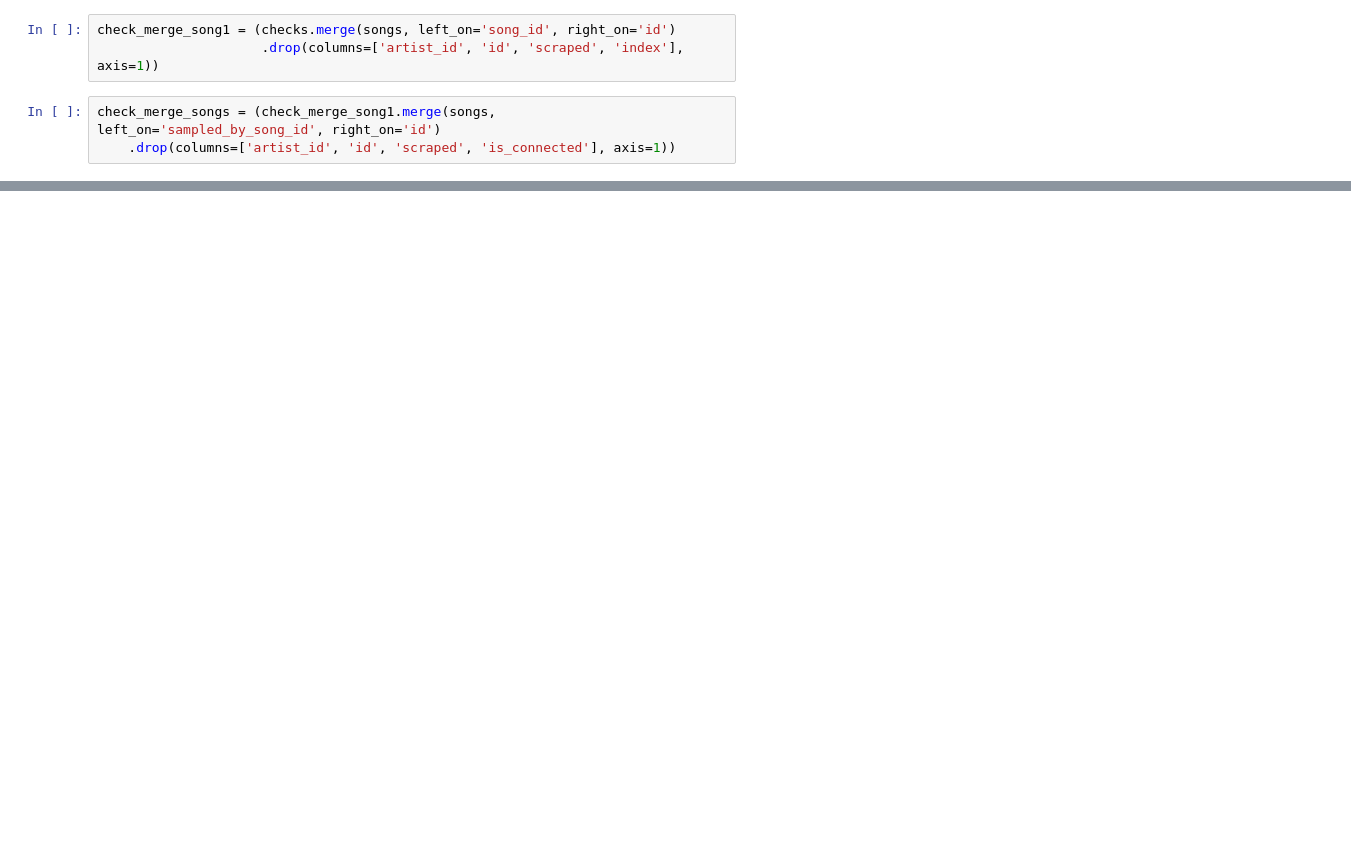
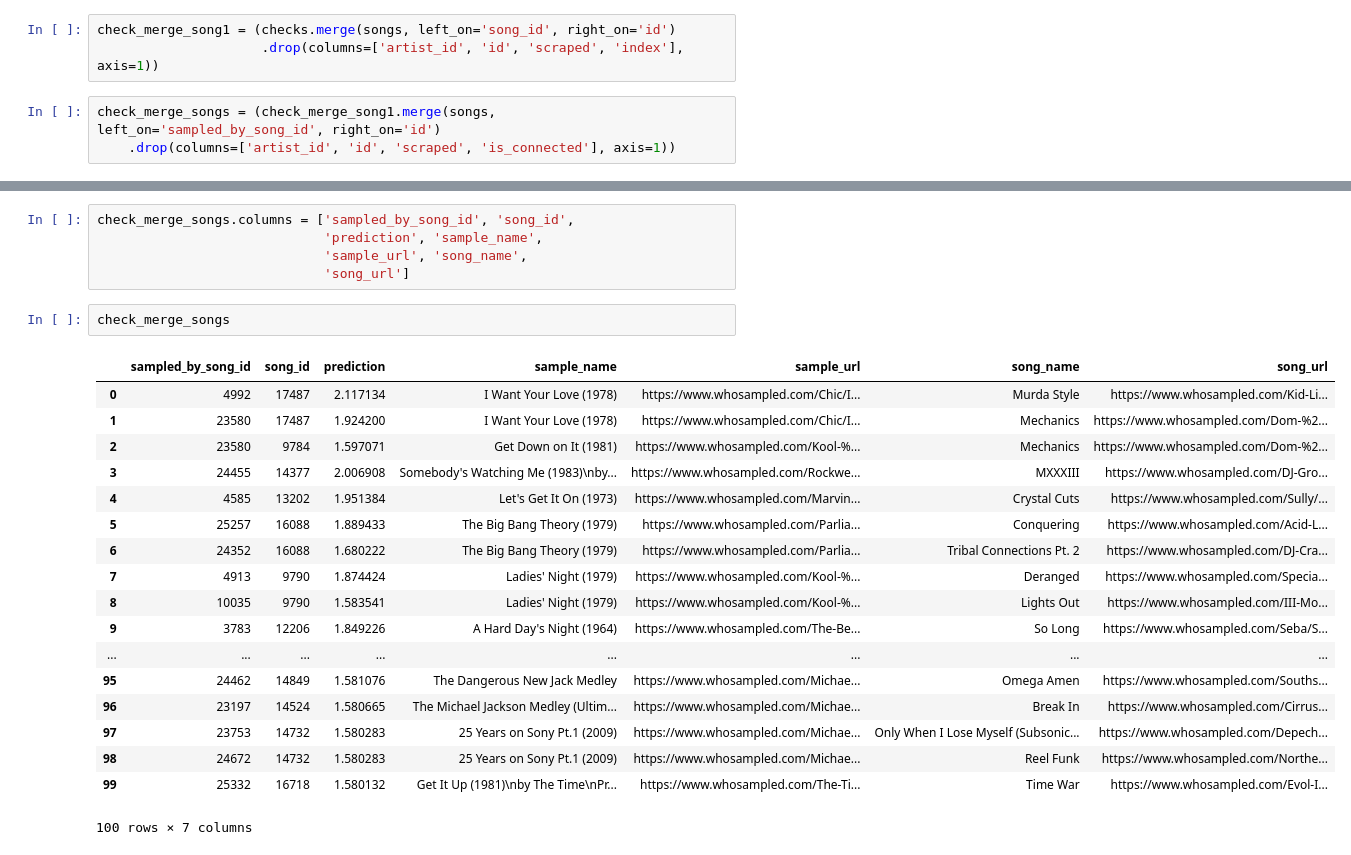
Before and after one commit to brettashley/ml-mix-lab, a Jupyter notebook: notebooks/initial-model.ipynb, the cells around one changed output, grey strips where cells are left out. Saved outputs shown, nothing was run; the diff lists cells and outputs as text; blank space fills up the shorter version.

```diff
--- a/notebooks/initial-model.ipynb
+++ b/notebooks/initial-model.ipynb
@@ -436 +324,27 @@ check_merge_songs
 100 rows × 7 columns
+# %%
+check_merge_songs.columns = ['sampled_by_song_id', 'song_id',
+                             'prediction', 'sample_name',
+                             'sample_url', 'song_name',
+                             'song_url']
+# %%
+check_merge_songs
+# %% [output]
+|  | sampled_by_song_id | song_id | prediction | sample_name | sample_url | song_name | song_url |
+| 0 | 4992 | 17487 | 2.117134 | I Want Your Love (1978) | https://www.whosampled.com/Chic/I... | Murda Style | https://www.whosampled.com/Kid-Li... |
+| 1 | 23580 | 17487 | 1.924200 | I Want Your Love (1978) | https://www.whosampled.com/Chic/I... | Mechanics | https://www.whosampled.com/Dom-%2... |
+| 2 | 23580 | 9784 | 1.597071 | Get Down on It (1981) | https://www.whosampled.com/Kool-%... | Mechanics | https://www.whosampled.com/Dom-%2... |
+| 3 | 24455 | 14377 | 2.006908 | Somebody's Watching Me (1983)\nby... | https://www.whosampled.com/Rockwe... | MXXXIII | https://www.whosampled.com/DJ-Gro... |
+| 4 | 4585 | 13202 | 1.951384 | Let's Get It On (1973) | https://www.whosampled.com/Marvin... | Crystal Cuts | https://www.whosampled.com/Sully/... |
+| 5 | 25257 | 16088 | 1.889433 | The Big Bang Theory (1979) | https://www.whosampled.com/Parlia... | Conquering | https://www.whosampled.com/Acid-L... |
+| 6 | 24352 | 16088 | 1.680222 | The Big Bang Theory (1979) | https://www.whosampled.com/Parlia... | Tribal Connections Pt. 2 | https://www.whosampled.com/DJ-Cra... |
+| 7 | 4913 | 9790 | 1.874424 | Ladies' Night (1979) | https://www.whosampled.com/Kool-%... | Deranged | https://www.whosampled.com/Specia... |
+| 8 | 10035 | 9790 | 1.583541 | Ladies' Night (1979) | https://www.whosampled.com/Kool-%... | Lights Out | https://www.whosampled.com/III-Mo... |
+| 9 | 3783 | 12206 | 1.849226 | A Hard Day's Night (1964) | https://www.whosampled.com/The-Be... | So Long | https://www.whosampled.com/Seba/S... |
+| ... | ... | ... | ... | ... | ... | ... | ... |
+| 95 | 24462 | 14849 | 1.581076 | The Dangerous New Jack Medley | https://www.whosampled.com/Michae... | Omega Amen | https://www.whosampled.com/Souths... |
+| 96 | 23197 | 14524 | 1.580665 | The Michael Jackson Medley (Ultim... | https://www.whosampled.com/Michae... | Break In | https://www.whosampled.com/Cirrus... |
+| 97 | 23753 | 14732 | 1.580283 | 25 Years on Sony Pt.1 (2009) | https://www.whosampled.com/Michae... | Only When I Lose Myself (Subsonic... | https://www.whosampled.com/Depech... |
+| 98 | 24672 | 14732 | 1.580283 | 25 Years on Sony Pt.1 (2009) | https://www.whosampled.com/Michae... | Reel Funk | https://www.whosampled.com/Northe... |
+| 99 | 25332 | 16718 | 1.580132 | Get It Up (1981)\nby The Time\nPr... | https://www.whosampled.com/The-Ti... | Time War | https://www.whosampled.com/Evol-I... |
+100 rows × 7 columns
```
Also changed, not shown: parts of 34 cells of this notebook.
